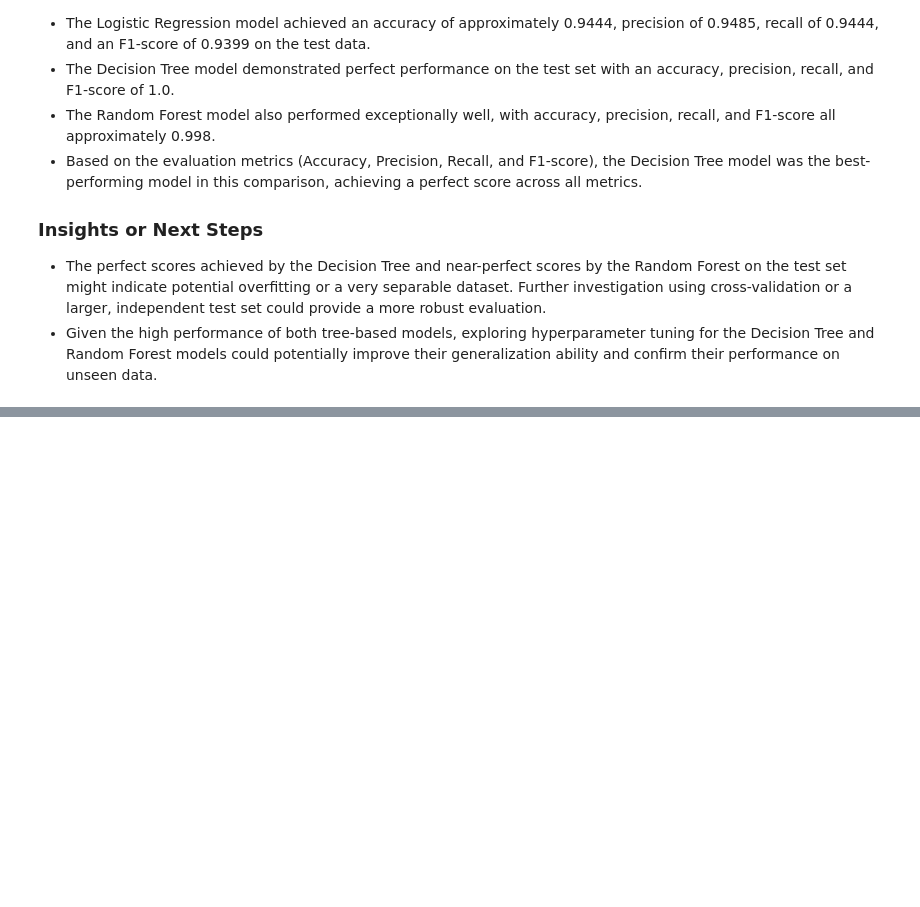
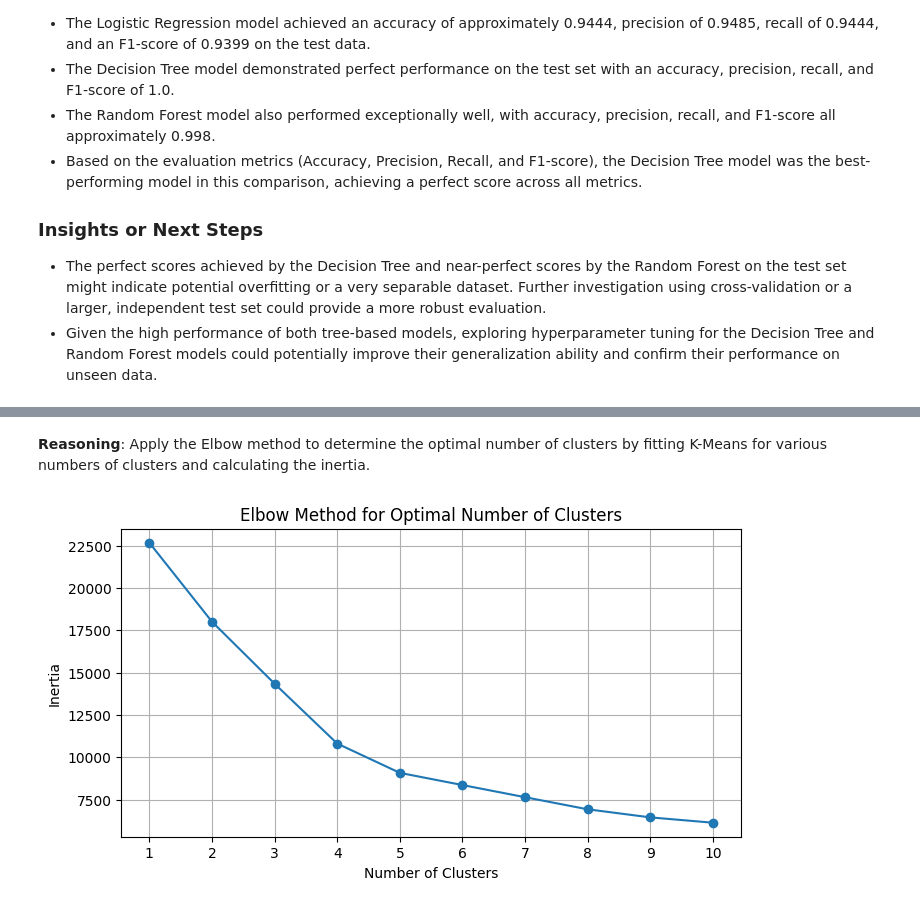
Before and after one commit to janhavi-lab/GreenTechi, a Jupyter notebook: Electricity.ipynb, the cells around one changed output, grey strips where cells are left out. Cells and saved outputs as stored; diff of their text form; code cells hidden in the pictures; blank space fills up the shorter version.

```diff
--- a/Electricity.ipynb
+++ b/Electricity.ipynb
@@ -8,7 +8,7 @@ from sklearn.model_selection import train_test_split
 from sklearn.linear_model import LinearRegression
 from sklearn.metrics import mean_squared_error, r2_score
 # %%
-df = pd.read_csv('/content/classification_dataset.csv')
+df = pd.read_csv('/content/unsupervised_dataset.csv')
 # %%
 X = df.drop('Wastage_Label', axis=1)
 y = df['Wastage_Label']
@@ -351,0 +417,11 @@ Overall best model based on F1-score: Decision Tree
+# %%
+# Select numerical features for clustering.
+# Exclude columns that are identifiers or not relevant for clustering if any.
+X = df.select_dtypes(include=np.number)
+
+# Display the first few rows of the selected features
+display(X.head())
+
+# Display the columns selected as features
+print("\nSelected features for clustering:")
+print(X.columns)
@@ -351,0 +448,11 @@ Overall best model based on F1-score: Decision Tree
+# %%
+from sklearn.preprocessing import StandardScaler
+
+# Initialize the StandardScaler
+scaler = StandardScaler()
+
+# Scale the features
+X_scaled = scaler.fit_transform(X)
+
+# Display the first few rows of the scaled features
+display(pd.DataFrame(X_scaled, columns=X.columns).head())
@@ -351,0 +471,25 @@ Overall best model based on F1-score: Decision Tree
+# %% [markdown]
+**Reasoning**:
+Apply the Elbow method to determine the optimal number of clusters by fitting K-Means for various numbers of clusters and calculating the inertia.
+# %%
+from sklearn.cluster import KMeans
+
+# Determine the optimal number of clusters using the Elbow method
+inertia = []
+# Try a range of cluster numbers, for example from 1 to 10
+for n_clusters in range(1, 11):
+    kmeans = KMeans(n_clusters=n_clusters, random_state=42, n_init=10)
+    kmeans.fit(X_scaled)
+    inertia.append(kmeans.inertia_)
+
+# Plot the Elbow method graph
+plt.figure(figsize=(8, 4))
+plt.plot(range(1, 11), inertia, marker='o')
+plt.title('Elbow Method for Optimal Number of Clusters')
+plt.xlabel('Number of Clusters')
+plt.ylabel('Inertia')
+plt.xticks(range(1, 11))
+plt.grid(True)
+plt.show()
+# %% [output]
+[figure, added]
```
Also changed, not shown: parts of 28 cells of this notebook.
